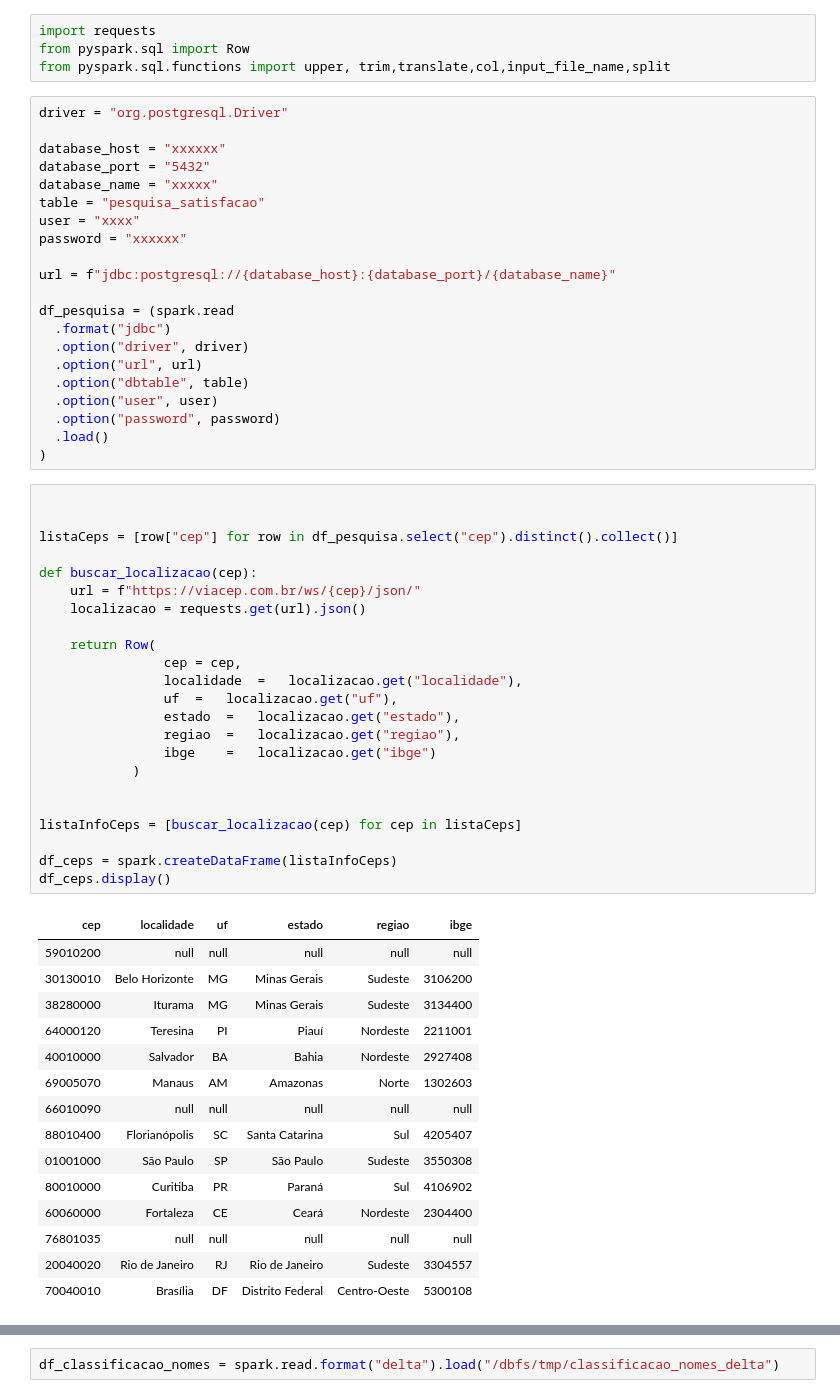
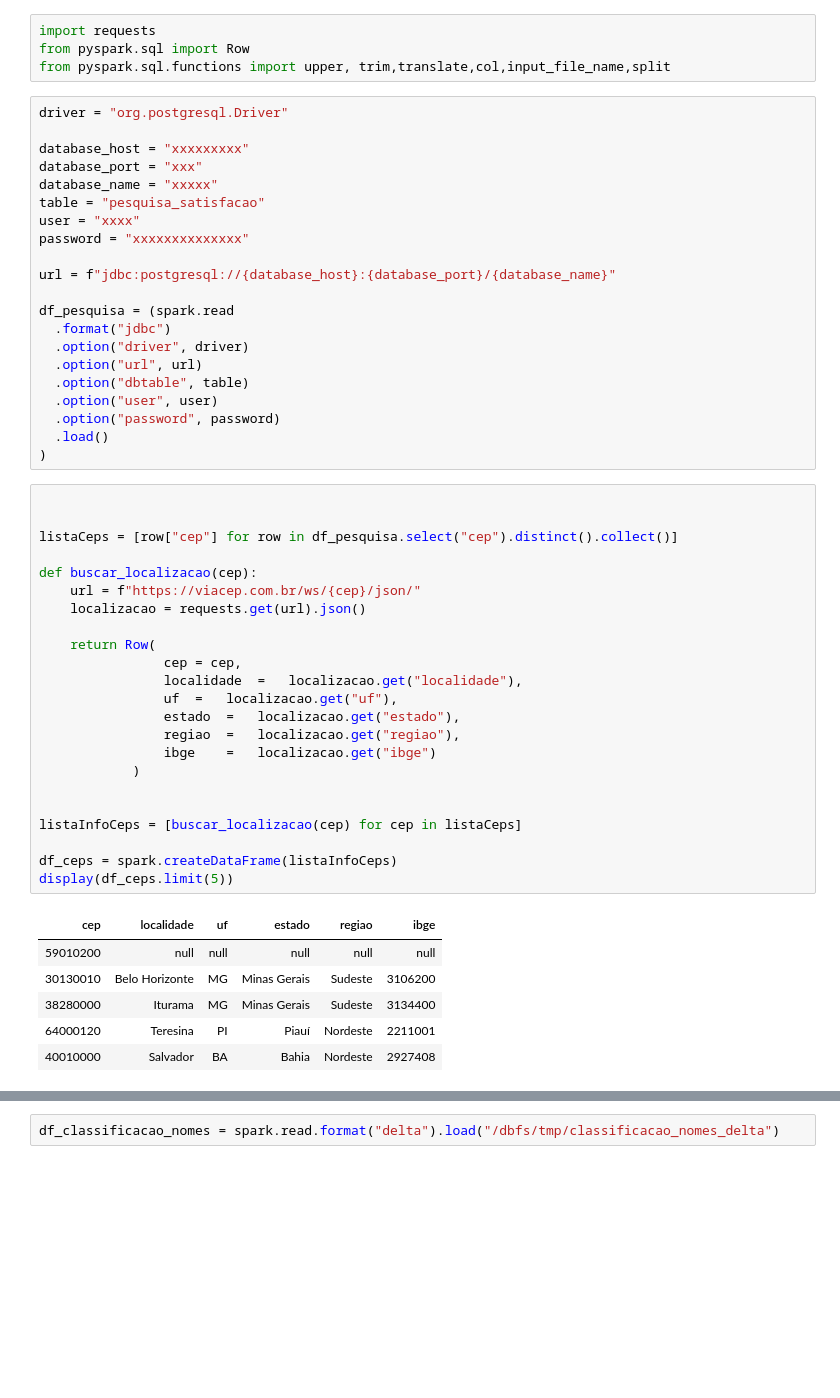
Before and after one commit to brunonogfont/databricks, a Jupyter notebook: indicadores_pesquisa.ipynb, the cells around one changed output, grey strips where cells are left out. Drawn from its saved outputs; the diff is of its cells as text; blank space fills up the shorter version.

```diff
--- a/indicadores_pesquisa.ipynb
+++ b/indicadores_pesquisa.ipynb
@@ -7,12 +7,12 @@ from pyspark.sql.functions import upper, trim,translate,col,input_file_name,spli
 # %%
 driver = "org.postgresql.Driver"
 
-database_host = "xxxxxx"
-database_port = "5432"
+database_host = "xxxxxxxxx"
+database_port = "xxx"
 database_name = "xxxxx"
 table = "pesquisa_satisfacao"
 user = "xxxx"
-password = "xxxxxx"
+password = "xxxxxxxxxxxxxx"
 
 url = f"jdbc:postgresql://{database_host}:{database_port}/{database_name}"
 
@@ -28,42 +28,33 @@ df_pesquisa = (spark.read
 # %%
 
 
 listaCeps = [row["cep"] for row in df_pesquisa.select("cep").distinct().collect()]
 
 def buscar_localizacao(cep):
     url = f"https://viacep.com.br/ws/{cep}/json/"
     localizacao = requests.get(url).json()
 
     return Row(
                 cep = cep,
                 localidade  =   localizacao.get("localidade"),
                 uf  =   localizacao.get("uf"),
                 estado  =   localizacao.get("estado"),
                 regiao  =   localizacao.get("regiao"),
                 ibge    =   localizacao.get("ibge")
             )
 
 
 listaInfoCeps = [buscar_localizacao(cep) for cep in listaCeps]
 
 df_ceps = spark.createDataFrame(listaInfoCeps)
-df_ceps.display()
+display(df_ceps.limit(5))
 # %% [output]
 | cep | localidade | uf | estado | regiao | ibge |
 | 59010200 | null | null | null | null | null |
 | 30130010 | Belo Horizonte | MG | Minas Gerais | Sudeste | 3106200 |
 | 38280000 | Iturama | MG | Minas Gerais | Sudeste | 3134400 |
 | 64000120 | Teresina | PI | Piauí | Nordeste | 2211001 |
 | 40010000 | Salvador | BA | Bahia | Nordeste | 2927408 |
-| 69005070 | Manaus | AM | Amazonas | Norte | 1302603 |
-| 66010090 | null | null | null | null | null |
-| 88010400 | Florianópolis | SC | Santa Catarina | Sul | 4205407 |
-| 01001000 | São Paulo | SP | São Paulo | Sudeste | 3550308 |
-| 80010000 | Curitiba | PR | Paraná | Sul | 4106902 |
-| 60060000 | Fortaleza | CE | Ceará | Nordeste | 2304400 |
-| 76801035 | null | null | null | null | null |
-| 20040020 | Rio de Janeiro | RJ | Rio de Janeiro | Sudeste | 3304557 |
-| 70040010 | Brasília | DF | Distrito Federal | Centro-Oeste | 5300108 |
 # %%
 df_pesquisa_enriquecido = df_pesquisa.join(df_ceps,
                                            df_pesquisa["cep"] == df_ceps["cep"],
```
Also changed, not shown: parts of 11 cells of this notebook.
